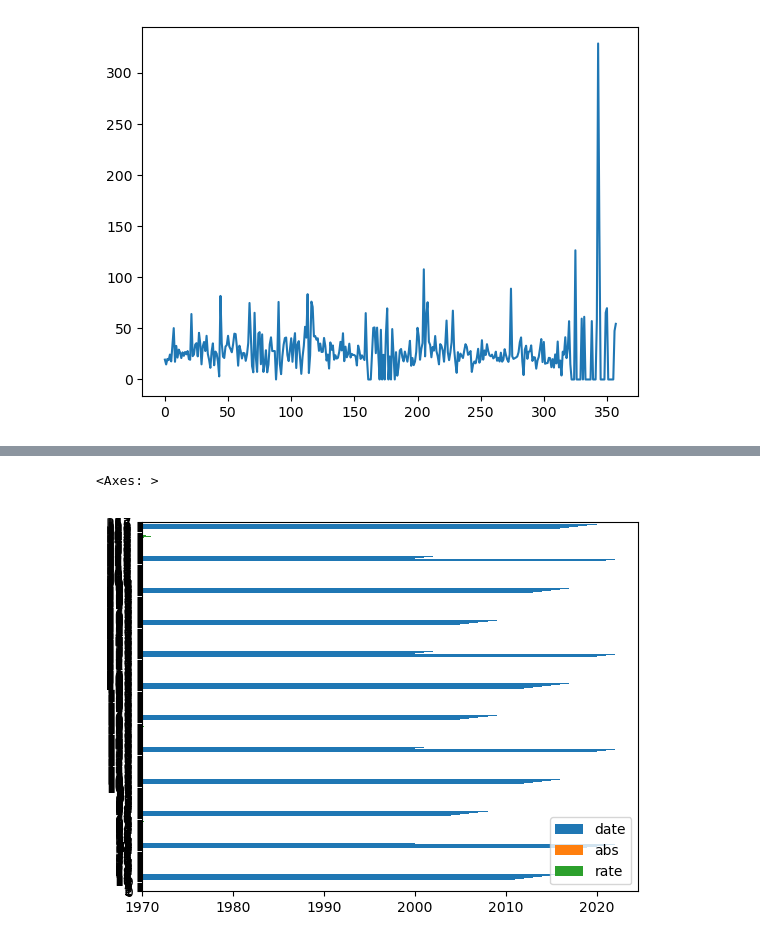
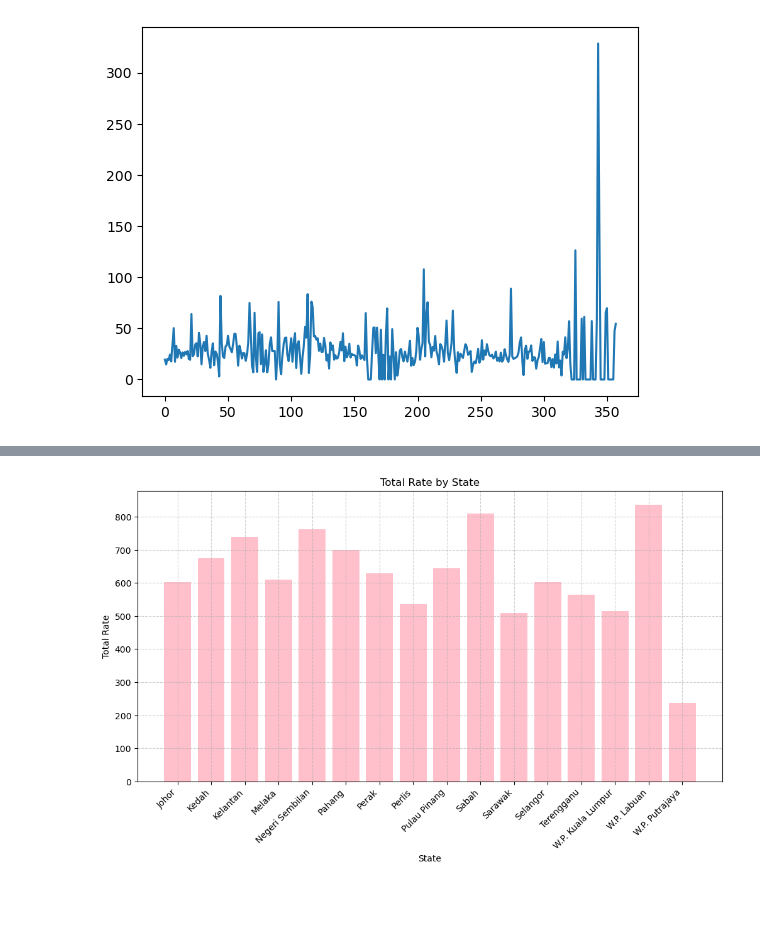
Before and after one commit to TLeeQi/Python_Project, a Jupyter notebook: Project.ipynb, the cells around one changed output, grey strips where cells are left out. Cells and saved outputs as stored; diff of their text form; code cells hidden in the pictures; blank space fills up the shorter version.

```diff
--- a/Project.ipynb
+++ b/Project.ipynb
@@ -1,13 +1,17 @@
 # %%
-# If not already installed, do: pip install pandas fastparquet
-import pandas as pd
+from Project import *
+
+p = project()
 
 URL_DATA =  'https://storage.dosm.gov.my/demography/death_maternal_state.parquet'
 
-df = pd.read_parquet(URL_DATA)
-if 'date' in df.columns: df['date'] = pd.to_datetime(df['date'])
+df = p.load_data(URL_DATA)
 
-print(df)
+if df is not None:
+    df = p.process_date_column(df)
+    print(df)
+else:
+    print("Failed to load data.")
 # %% [output]
               state       date  abs  rate
 0             Johor 2000-01-01   13  19.4
@@ -71,0 +101,6 @@ df.describe()
+# %%
+additional_rates = np.random.rand(len(df['rate']))  # Example additional rates
+combined_rates = p.adjust_and_combine_rates(df, additional_rates)
+df['combined_rate'] = combined_rates
+
+print(df)
@@ -113,19 +195,5 @@ df[df['abs'].isna()]
 # %%
-grp_state = df.groupby('state')
-
-state_list = []
-
-for grp, grp_info in grp_state:
-    state_dict = {}
-
-    state_dict['State'] = grp
-    state_dict['Cases'] = grp_info.date.count()
-    # state_dict['Abs'] = grp_info.abs
-    state_dict['Rate'] = grp_info.rate.sum()
-
-    state_list.append(state_dict)
-
-state_df = pd.DataFrame(state_list)
+state_df = p.aggregate_state_data(df)
 state_df
 # %% [output]
 |  | State | Cases | Rate |
@@ -189,6 +252,5 @@ df.plot.bar()
 # %%
-df.plot.barh()
-# change x because unreadable
+# Plot with custom parameters
+p.plot_bar_chart(state_df, x='State', y='Rate', color='pink', xlabel='State', ylabel='Total Rate', title='Total Rate by State')
 # %% [output]
-<Axes: >
-[figure, old version]
+[figure, new version]
```
Also changed, not shown: parts of 29 cells of this notebook, 3 other files.
